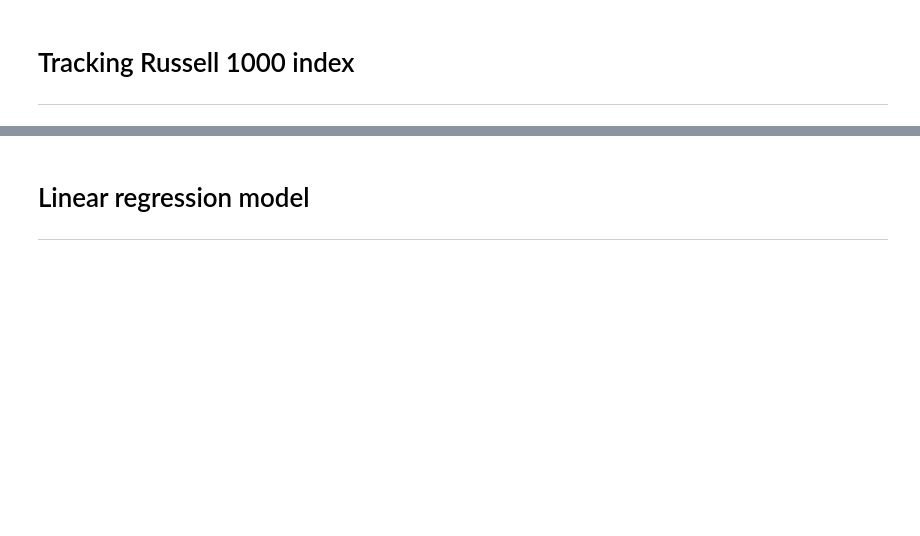
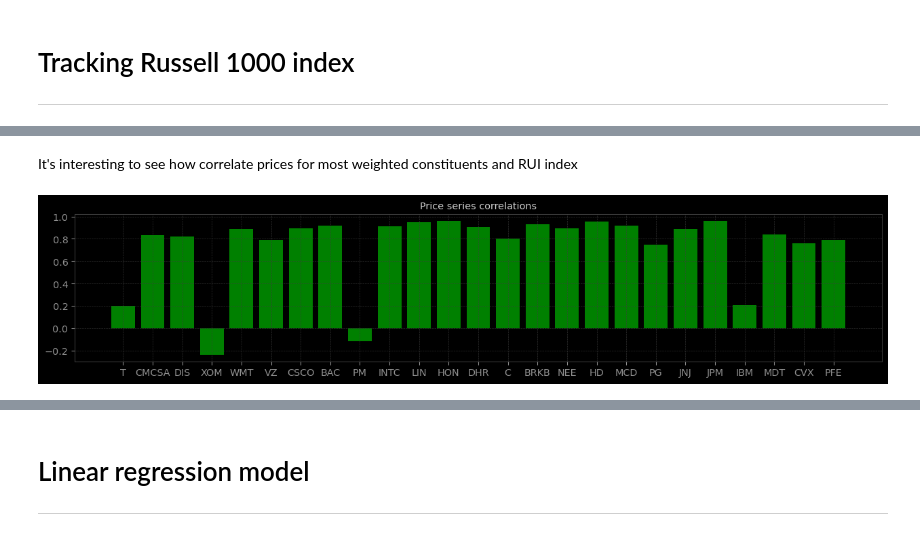
Before and after one commit to dmarienko/QuantTradingResearch, a Jupyter notebook: models/2. Russel Index Tracking.ipynb, the cells around one changed output, grey strips where cells are left out. Drawn from its saved outputs; the diff is of its cells as text; code cells hidden in the pictures; blank space fills up the shorter version.

```diff
--- a/models/2. Russel Index Tracking.ipynb
+++ b/models/2. Russel Index Tracking.ipynb
@@ -49,0 +107,8 @@ plt.plot(RUI/RUI.iloc[0], lw=3, c='w');
+# %% [markdown]
+It's interesting to see how correlate prices for most weighted constituents and RUI index
+# %%
+corr_prices = pd.DataFrame.from_dict({s: np.corrcoef(shares.loc[:,s], idx)[0,1] for s in shares.columns}, orient='index')
+fig(16, 3)
+plt.bar(corr_prices.index, corr_prices[0].values, color='g'); plt.title('Price series correlations');
+# %% [output]
+[figure, added]
```
Also changed, not shown: parts of 85 cells of this notebook, 4 other files.
